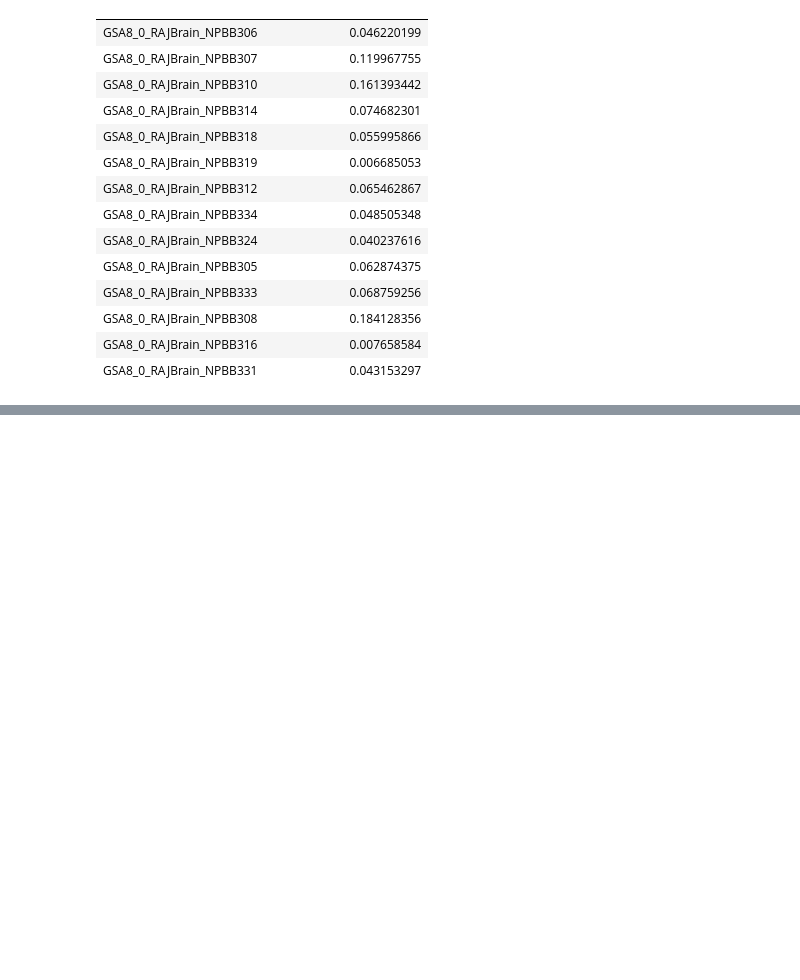
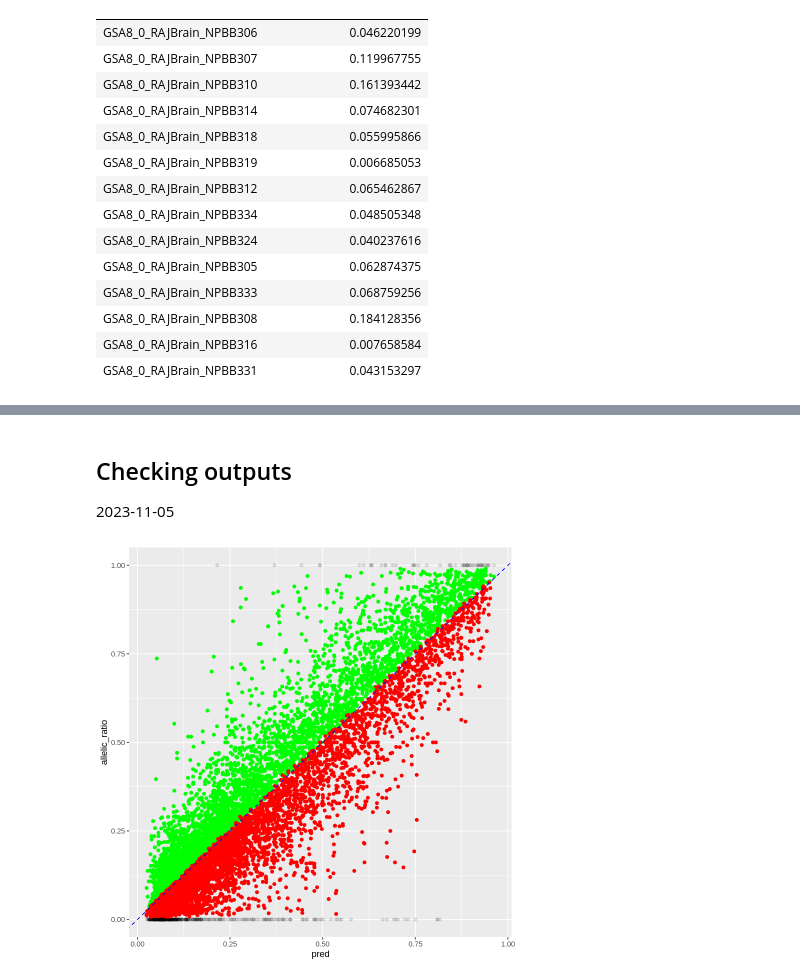
Before and after one commit to daklab/poolqtl, a Jupyter notebook: src/ariana_round2_VGAM.ipynb, the cells around one changed output, grey strips where cells are left out. Saved outputs shown, nothing was run; the diff lists cells and outputs as text; code cells hidden in the pictures; blank space fills up the shorter version.

Commit message:
Checking in after running test for SNP direction

```diff
--- a/src/ariana_round2_VGAM.ipynb
+++ b/src/ariana_round2_VGAM.ipynb
@@ -817,3 +817,6 @@ A data.table: 11740 × 15
 | chr22 | 46281401 | chr22:46281401:G:A | G | A | 53 | 3 | 56 | 0 | ... |
 | chr22 | 46592750 | chr22:46592750:G:A | G | A | 5 | 41 | 46 | 0 | ... |
 | chr22 | 46593371 | chr22:46593371:T:G | T | G | 8 | 43 | 51 | 0 | ... |
+# %% [markdown]
+## Checking outputs
+2023-11-05
@@ -819,0 +826,21 @@ A data.table: 11740 × 15
+# %%
+library(ggplot2)
+library(data.table)
+results <- fread("/home/dmeyer/projects/bqtls/SecondRound_bQTLs/asb/Monocyte_PU1.model_results.txt")
+deconv <- fread("/home/dmeyer/projects/bqtls/SecondRound_bQTLs/deconvolve_data/Monocytes_PU1.deconvolution.txt")
+deconv_res <- fread("/home/dmeyer/projects/bqtls/SecondRound_bQTLs/deconvolve_data/Monocytes_PU1.combined_data.txt")
+
+dat <-
+    rename(deconv_res, position = 1, contig = 2)%>%
+    filter(totalCount >30, maf >= 0.05)%>%
+    left_join(
+        results,
+        by = c("position", "contig", "variantID")
+    )
+ggplot(dat, aes(x= pred, y = allelic_ratio))+
+geom_point(alpha = 0.1)+
+geom_point(data = filter(dat, !is.na(qval), direction == "Positive"), col = "green")+
+geom_point(data = filter(dat, !is.na(qval), direction == "Negative"), col = "red")+
+geom_abline(slope=1, intercept = 0, col = 'blue', lty='dashed')
+# %% [output]
+[figure, added]
```
Also changed, not shown: parts of 5 cells of this notebook, 1 other file.
